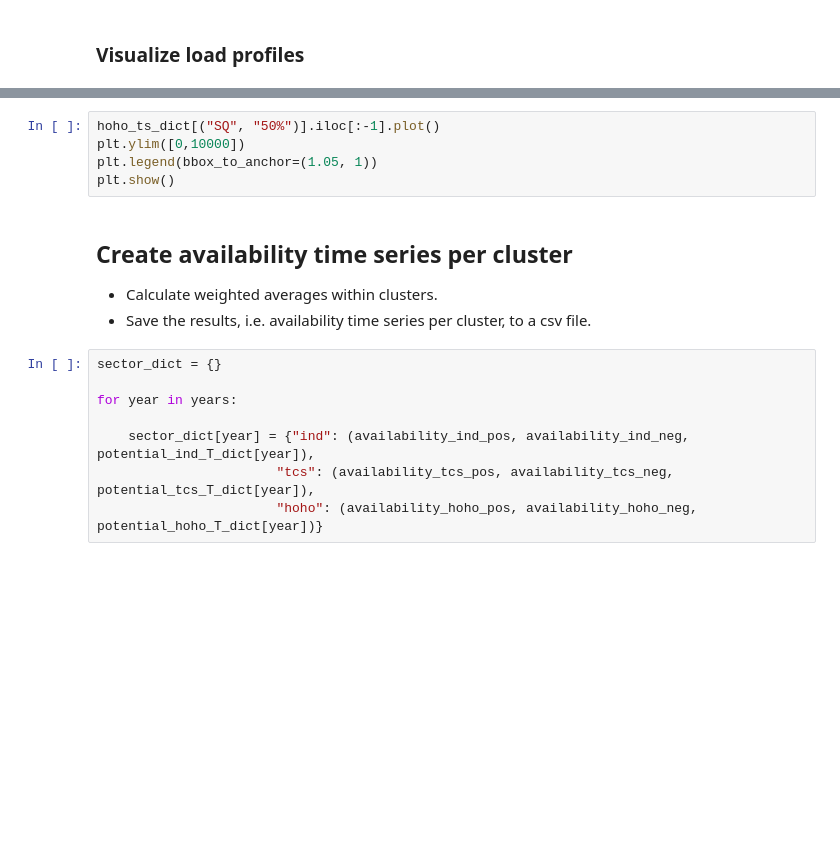
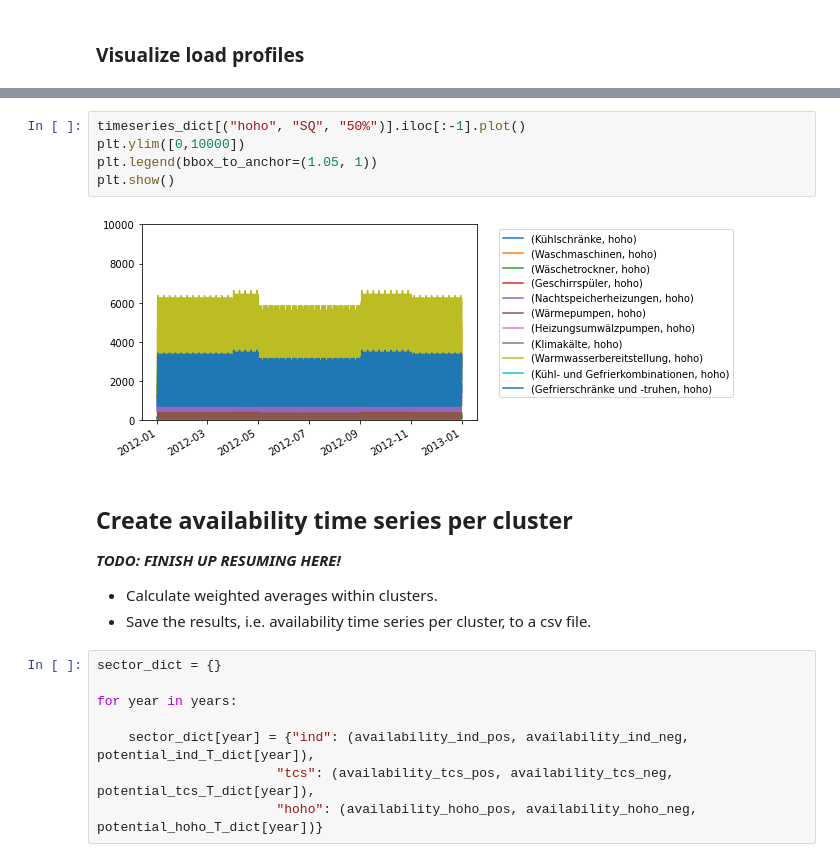
Before and after one commit to jokochems/DR_Potentials, a Jupyter notebook: DR_potential_clustering.ipynb, the cells around one changed output, grey strips where cells are left out. Cells and saved outputs as stored; diff of their text form; blank space fills up the shorter version.

```diff
--- a/DR_potential_clustering.ipynb
+++ b/DR_potential_clustering.ipynb
@@ -1655,10 +1643,14 @@ plt.show()
 # %%
-hoho_ts_dict[("SQ", "50%")].iloc[:-1].plot()
+timeseries_dict[("hoho", "SQ", "50%")].iloc[:-1].plot()
 plt.ylim([0,10000])
 plt.legend(bbox_to_anchor=(1.05, 1))
 plt.show()
+# %% [output]
+[figure, added]
 # %% [markdown]
 ##  Create availability time series per cluster
+
+**_TODO: FINISH UP RESUMING HERE!_**
 * Calculate weighted averages within clusters.
 * Save the results, i.e. availability time series per cluster, to a csv file.
 # %%
```
Also changed, not shown: parts of 26 cells of this notebook, 1 other file.
